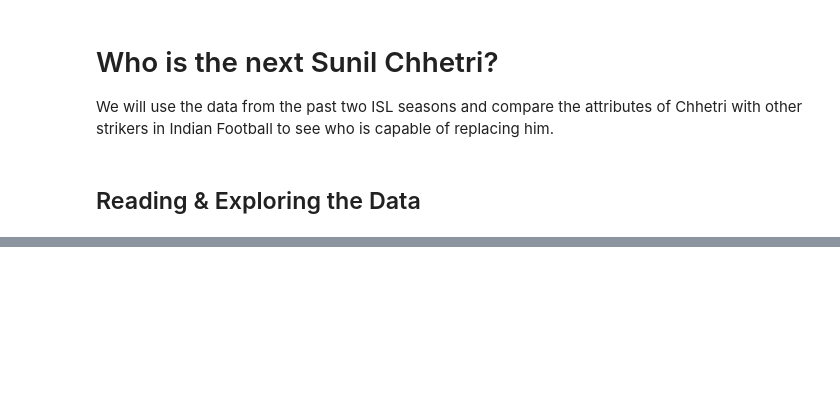
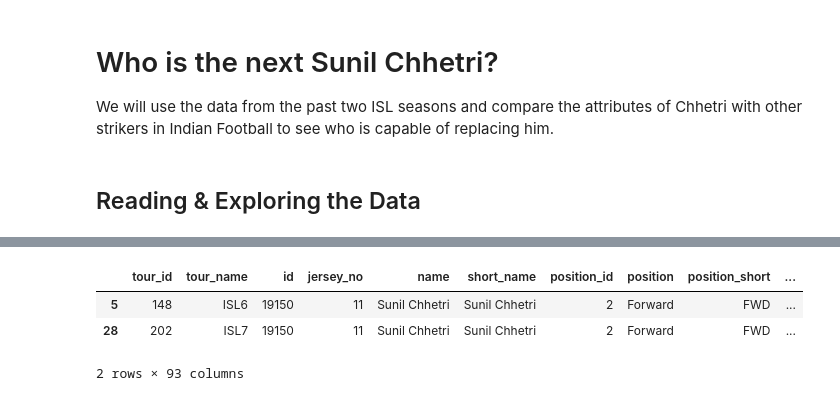
Before and after one commit to kaustavr19/Who-is-the-next-Sunil-Chetri---Analytical-Perscpective, a Jupyter notebook: Who_is_the_next_Sunil_Chetri.ipynb, the cells around one changed output, grey strips where cells are left out. Cells and saved outputs as stored; diff of their text form; code cells hidden in the pictures; blank space fills up the shorter version.

```diff
--- a/Who_is_the_next_Sunil_Chetri.ipynb
+++ b/Who_is_the_next_Sunil_Chetri.ipynb
@@ -20,0 +101,11 @@ import plotly.express as px
+# %%
+indian_forwards = deepcopy(isl_df[(isl_df["country_id"] == 1) & (isl_df["position_id"] == 2)])
+# %%
+indian_forwards.reset_index(drop=True, inplace=True)
+# %%
+indian_forwards[indian_forwards["name"].str.contains("Sunil")]
+# %% [output]
+|  | tour_id | tour_name | id | jersey_no | name | short_name | position_id | position | position_short | ... |
+| 5 | 148 | ISL6 | 19150 | 11 | Sunil Chhetri | Sunil Chhetri | 2 | Forward | FWD | ... |
+| 28 | 202 | ISL7 | 19150 | 11 | Sunil Chhetri | Sunil Chhetri | 2 | Forward | FWD | ... |
+2 rows × 93 columns
```
Also changed, not shown: parts of 6 cells of this notebook.
